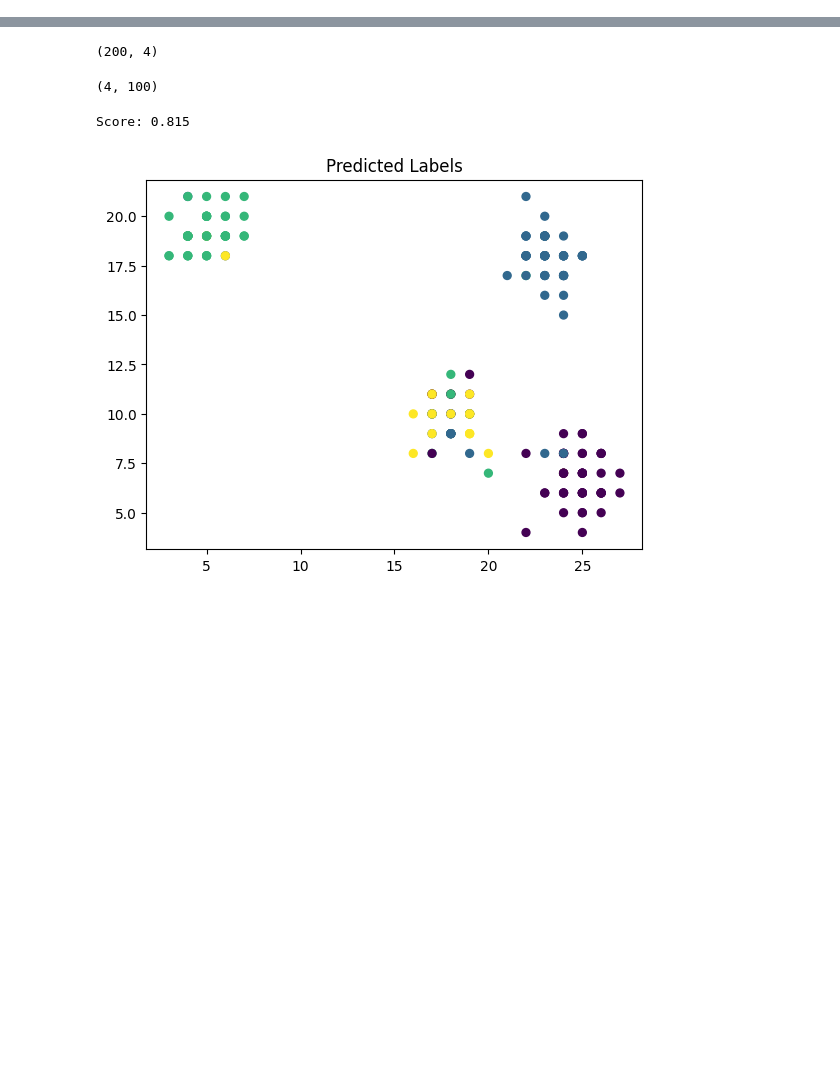
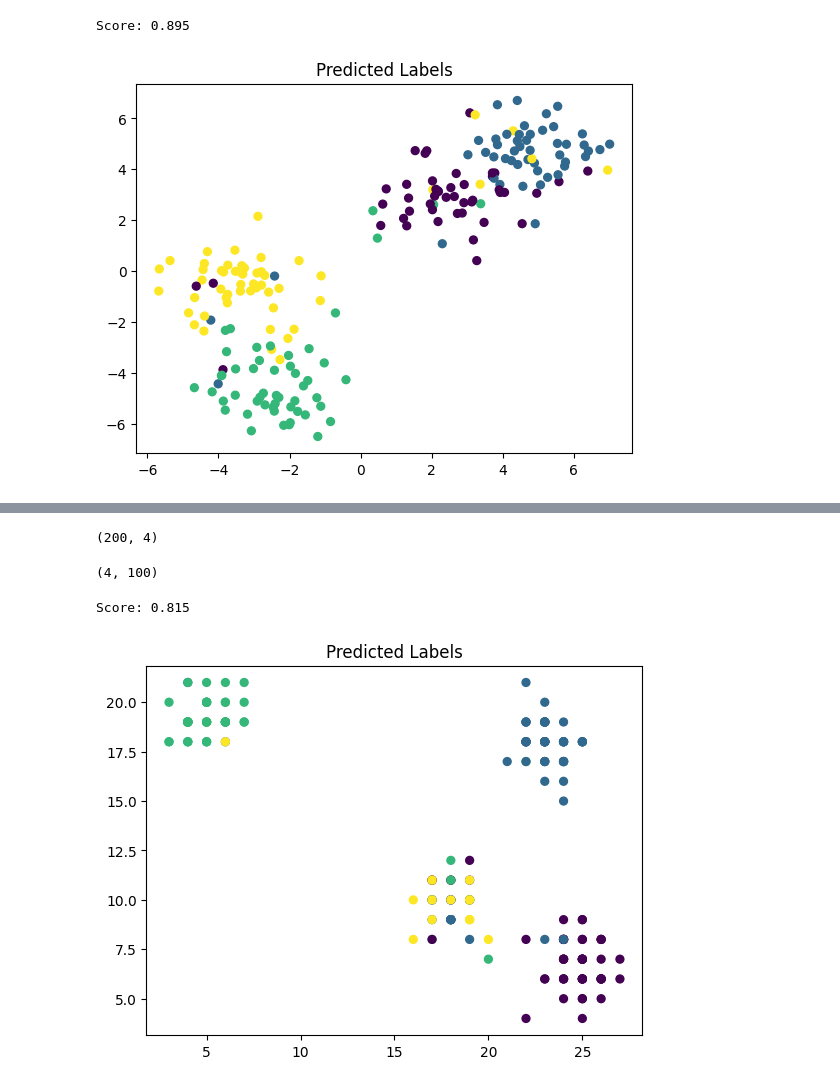
Before and after one commit to craigfouts/GibbsLDA, a Jupyter notebook: sandbox.ipynb, the cells around one changed output, grey strips where cells are left out. Drawn from its saved outputs; the diff is of its cells as text; code cells hidden in the pictures; blank space fills up the shorter version.

Commit message:
Experimented with new data discretization using 1D kmeans

```diff
--- a/sandbox.ipynb
+++ b/sandbox.ipynb
@@ -26,0 +29,6 @@ util.visualize_data(X, X_labels, 'Ground Truth Labels')
+# %%
+k = 15
+iters = 100
+features = np.reshape(X, (200*100,))
+codebook, variance = kmeans(features, k, iters)
+codebook.shape
@@ -26,0 +37,4 @@ util.visualize_data(X, X_labels, 'Ground Truth Labels')
+# %%
+idx, _ = vq(features, codebook)
+Y = idx.reshape(200, 100)
+Y
@@ -26,0 +49,12 @@ util.visualize_data(X, X_labels, 'Ground Truth Labels')
+# %%
+N_STEPS = 200
+
+# pyro.clear_param_store()
+model = GibbsLDA(N_TOPICS).fit(Y, N_STEPS)
+# model = PyroLDA(N_TOPICS).fit(torch.tensor(Y).T, N_STEPS, 1e-1)
+Y_labels, score = util.evaluate(X_labels, model.transform(X))
+print('Score:', score)
+util.visualize_data(X, Y_labels, 'Predicted Labels')
+# %% [output]
+Score: 0.895
+[figure, added]
```
Also changed, not shown: parts of 15 cells of this notebook.
